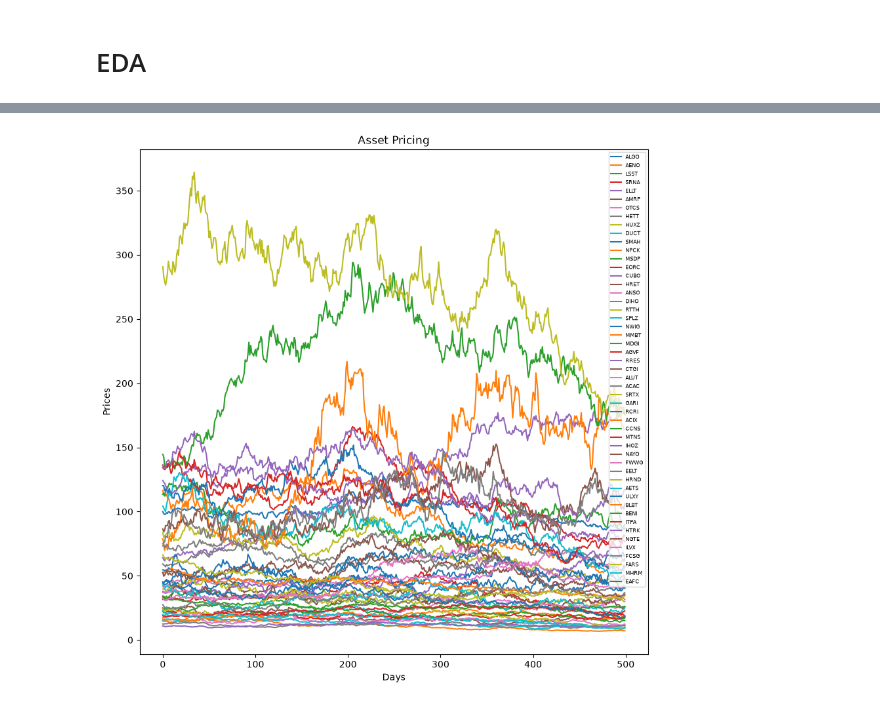
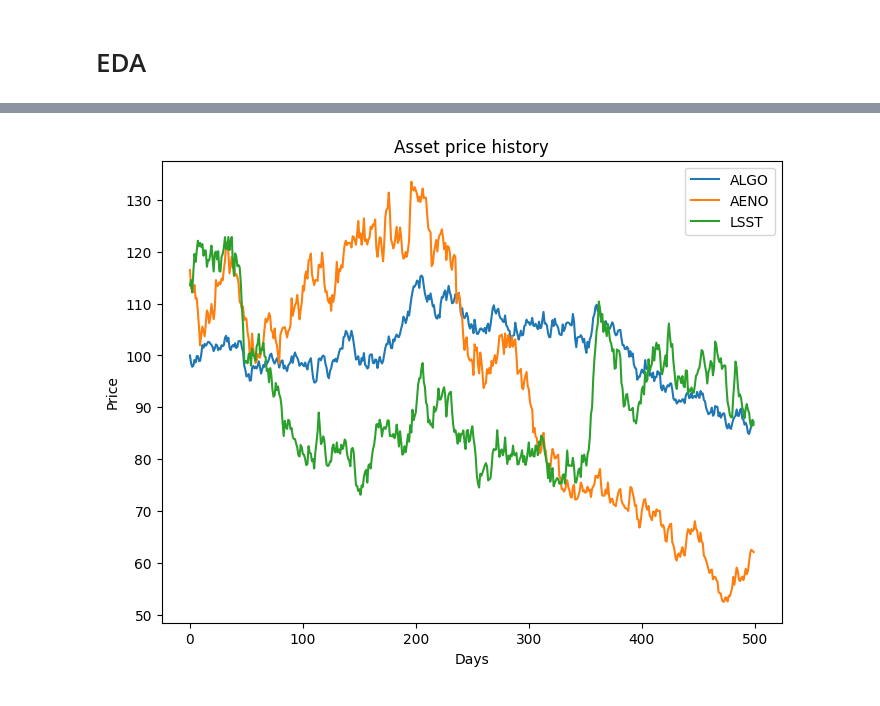
Before and after one commit to kvngu0/algothon2026_AlphaLeak, a Jupyter notebook: Test1.ipynb, the cells around one changed output, grey strips where cells are left out. Cells and saved outputs as stored; diff of their text form; code cells hidden in the pictures.

Commit message:
Add EDA: summary stats and plots on instrument behaviours

```diff
--- a/Test1.ipynb
+++ b/Test1.ipynb
@@ -52,16 +52,13 @@ plt.show()
-# %%
-# Large Plot
-asset_list = df.columns
-
-plt.figure(figsize=(10, 10))
-
-for asset in asset_list:
-    plt.plot(x, df[asset], label=asset, linestyle="-")
-
-plt.title(r"Asset Pricing")
-plt.ylabel("Prices")
-plt.xlabel("Days")
-plt.legend(loc=0, fontsize='xx-small')
-plt.show()
-# %% [output]
-[figure, removed]
+# %%
+# Plotting 3 first assets
+plt.figure(figsize =(8,6))
+plt.plot(df['ALGO'], label = 'ALGO')
+plt.plot(df['AENO'], label = 'AENO')
+plt.plot(df['LSST'], label = 'LSST')
+plt.title('Asset price history')
+plt.xlabel('Days')
+plt.ylabel('Price')
+plt.legend()
+plt.show()
+# %% [output]
+[figure, added]
```
Also changed, not shown: parts of 12 cells of this notebook.
